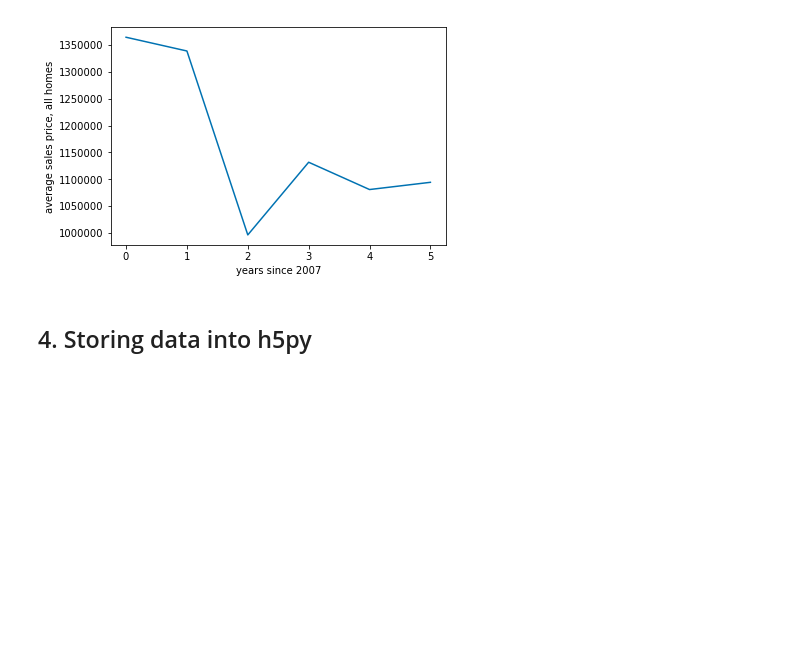
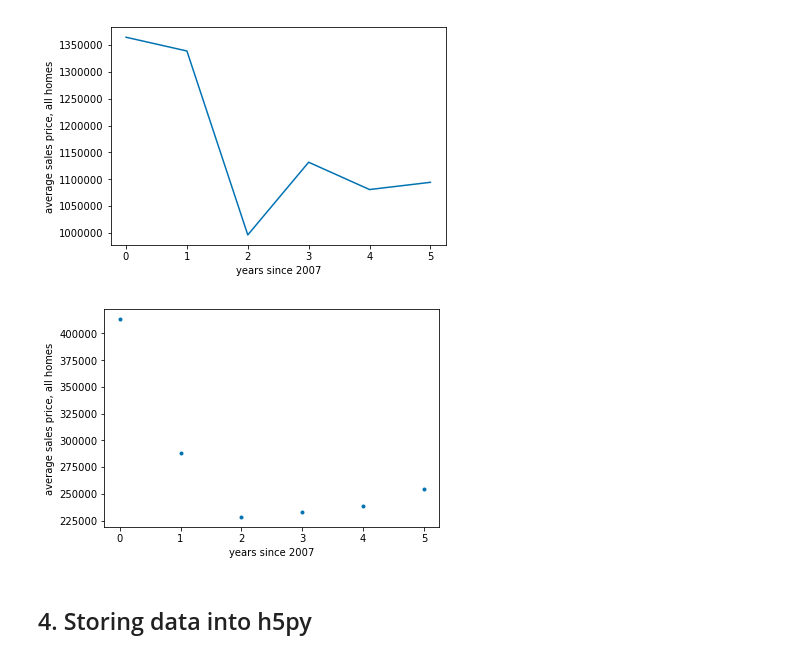
Before and after one commit to mec029/COGS108-Gentrification, a Jupyter notebook: HousingPrices.ipynb, the cells around one changed output. Cells and saved outputs as stored; diff of their text form; code cells hidden in the pictures; blank space fills up the shorter version.

```diff
--- a/HousingPrices.ipynb
+++ b/HousingPrices.ipynb
@@ -237,2 +363,8 @@ _ = plt.plot(bread.T[:][79]) #Coronado
+# %%
+plt.xlabel('years since 2007')
+plt.ylabel('average sales price, all homes')
+_ = plt.plot(bread.T[5][0:46],'.')
+# %% [output]
+[figure, added]
 # %% [markdown]
 ## 4. Storing data into h5py
```
Also changed, not shown: parts of 12 cells of this notebook.
